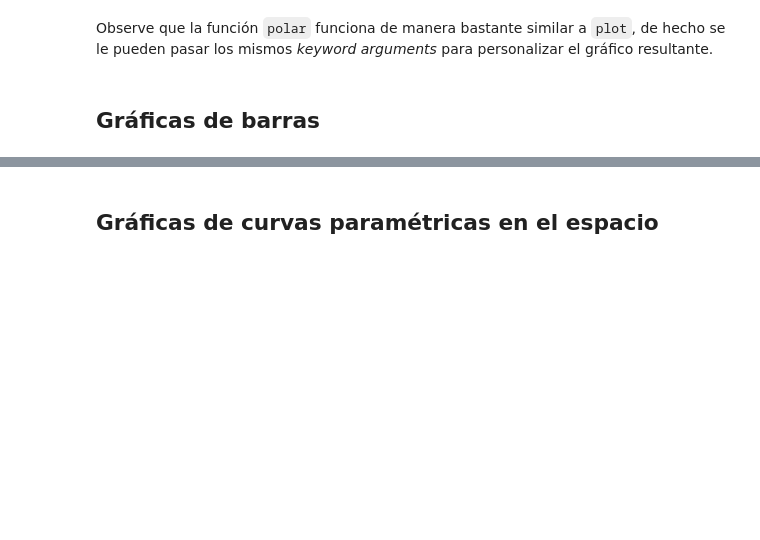
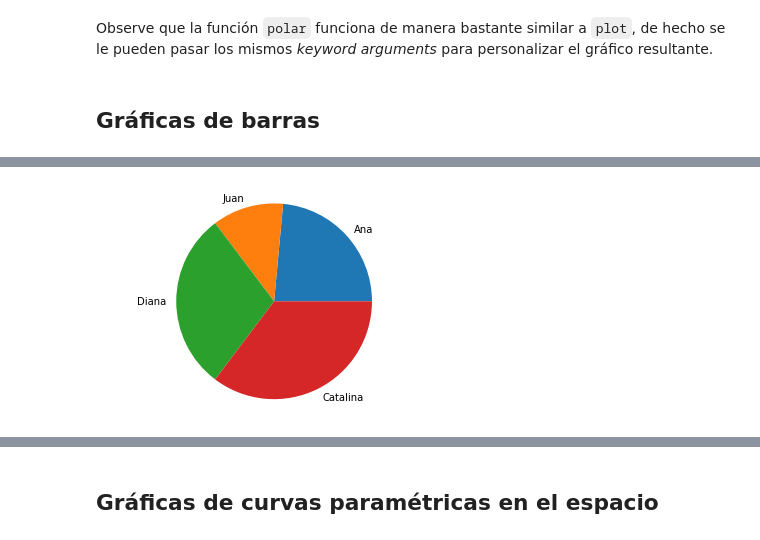
Before and after one commit to JorgeDeLosSantos/apuntes-python, a Jupyter notebook: Matplotlib, visualización gráfica.ipynb, the cells around one changed output, grey strips where cells are left out. Drawn from its saved outputs; the diff is of its cells as text; code cells hidden in the pictures; blank space fills up the shorter version.

```diff
--- a/Matplotlib, visualización gráfica.ipynb
+++ b/Matplotlib, visualización gráfica.ipynb
@@ -274,0 +302,7 @@ Observe que la función `polar` funciona de manera bastante similar a `plot`, de
+# %%
+manzanas = [20,10,25,30]
+nombres = ["Ana","Juan","Diana","Catalina"]
+plt.pie(manzanas, labels=nombres)
+plt.axis("equal");
+# %% [output]
+[figure, added]
```
Also changed, not shown: parts of 12 cells of this notebook, 13 other files.
